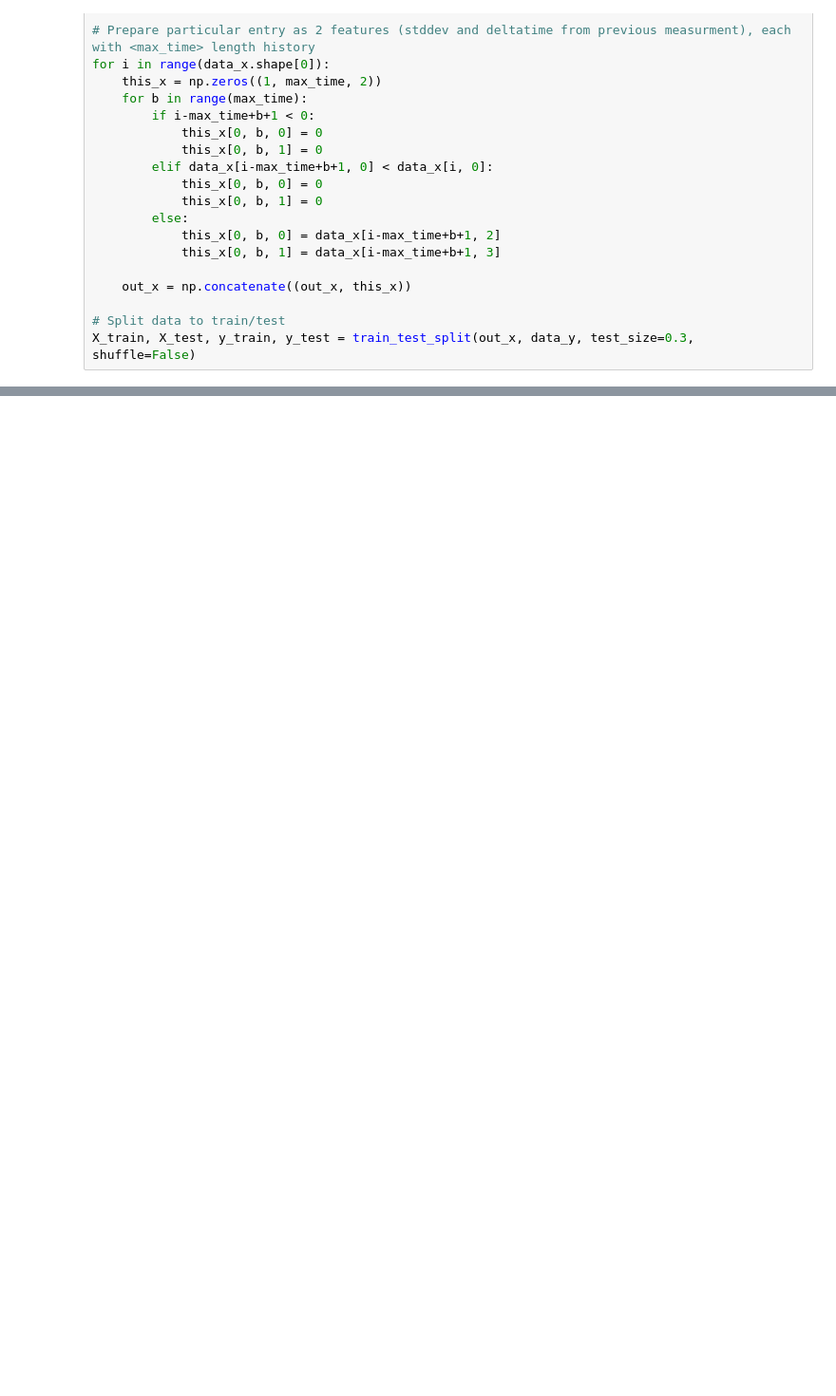
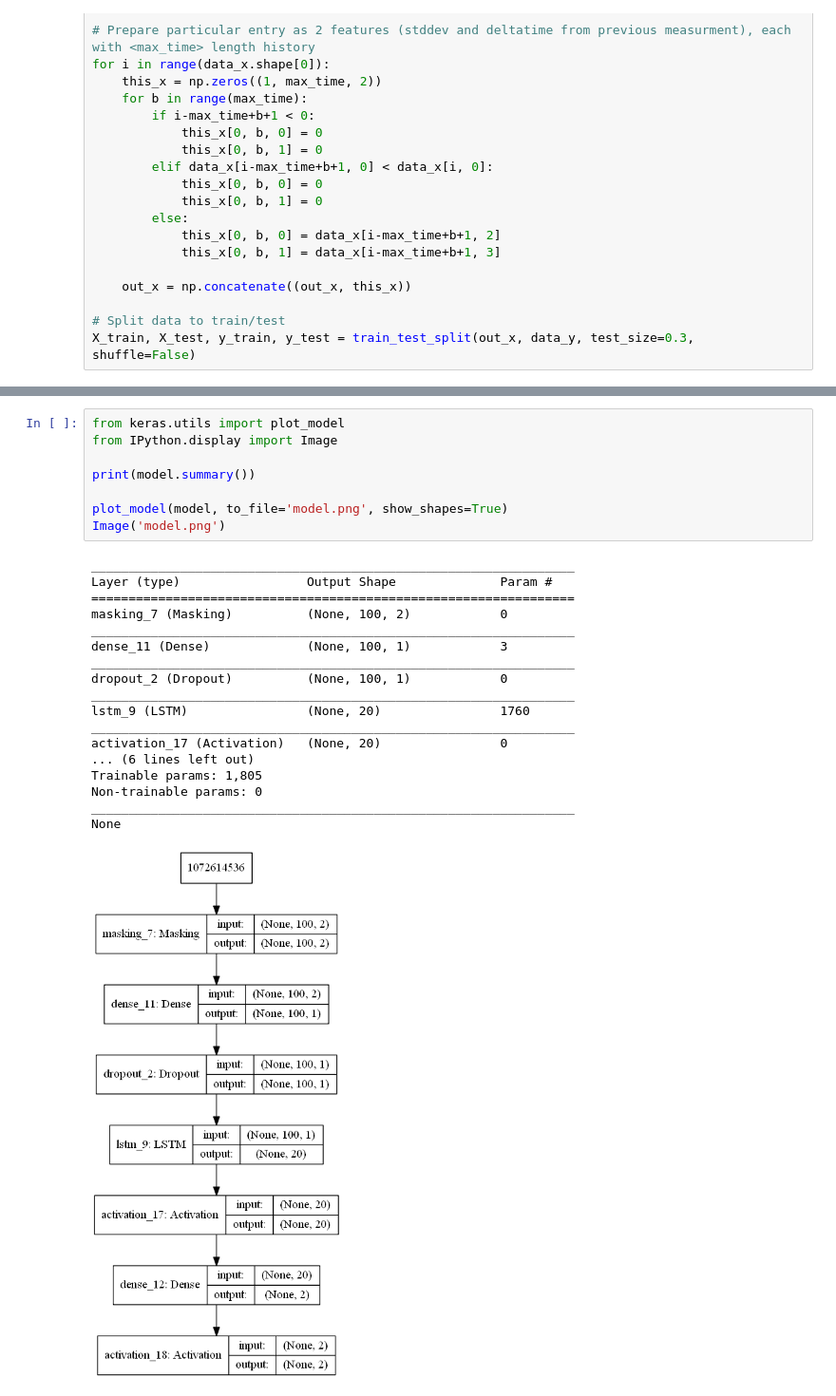
Before and after one commit to mateusz59861/praca_magisterska, a Jupyter notebook: notebooks/wtte_overfit.ipynb, the cells around one changed output, grey strips where cells are left out. Shown at 95% size. Drawn from its saved outputs; the diff is of its cells as text; blank space fills up the shorter version.

```diff
--- a/notebooks/wtte_overfit.ipynb
+++ b/notebooks/wtte_overfit.ipynb
@@ -202,3 +315,30 @@ plt.style.use("default")
+# %%
+from keras.utils import plot_model
+from IPython.display import Image
+
+print(model.summary())
+
+plot_model(model, to_file='model.png', show_shapes=True)
+Image('model.png')
+# %% [output]
+_________________________________________________________________
+Layer (type)                 Output Shape              Param #
+=================================================================
+masking_7 (Masking)          (None, 100, 2)            0
+_________________________________________________________________
+dense_11 (Dense)             (None, 100, 1)            3
+_________________________________________________________________
+dropout_2 (Dropout)          (None, 100, 1)            0
+_________________________________________________________________
+lstm_9 (LSTM)                (None, 20)                1760
+_________________________________________________________________
+activation_17 (Activation)   (None, 20)                0
+... (6 lines left out)
+Trainable params: 1,805
+Non-trainable params: 0
+_________________________________________________________________
+None
+[figure, added]
 # %%
 # Make some predictions
 test_predict = model.predict(out_x)
```
Also changed, not shown: parts of 9 cells of this notebook, 2 other files.
